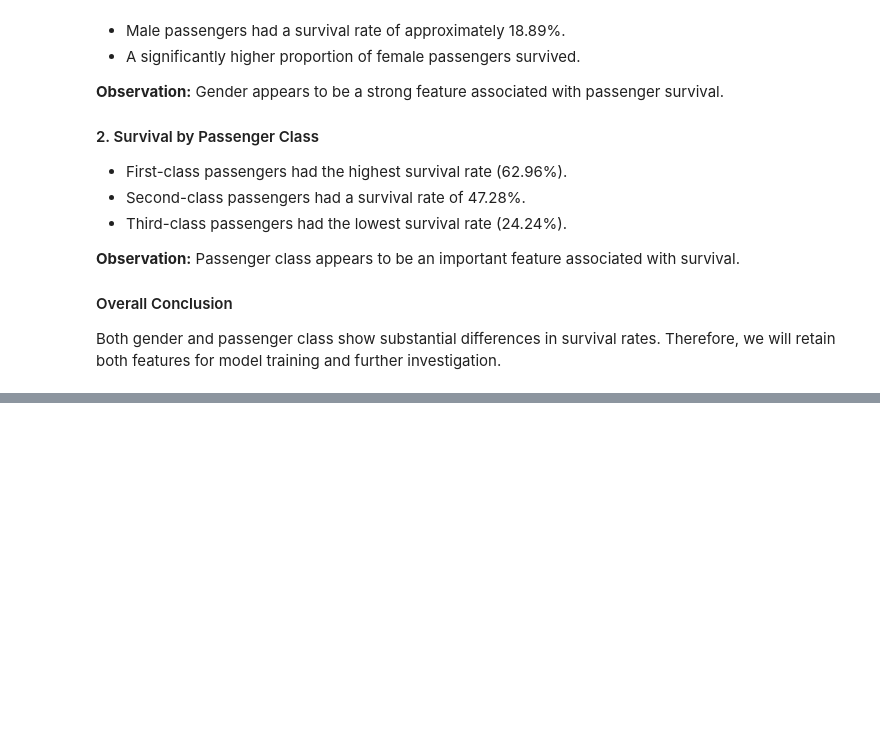
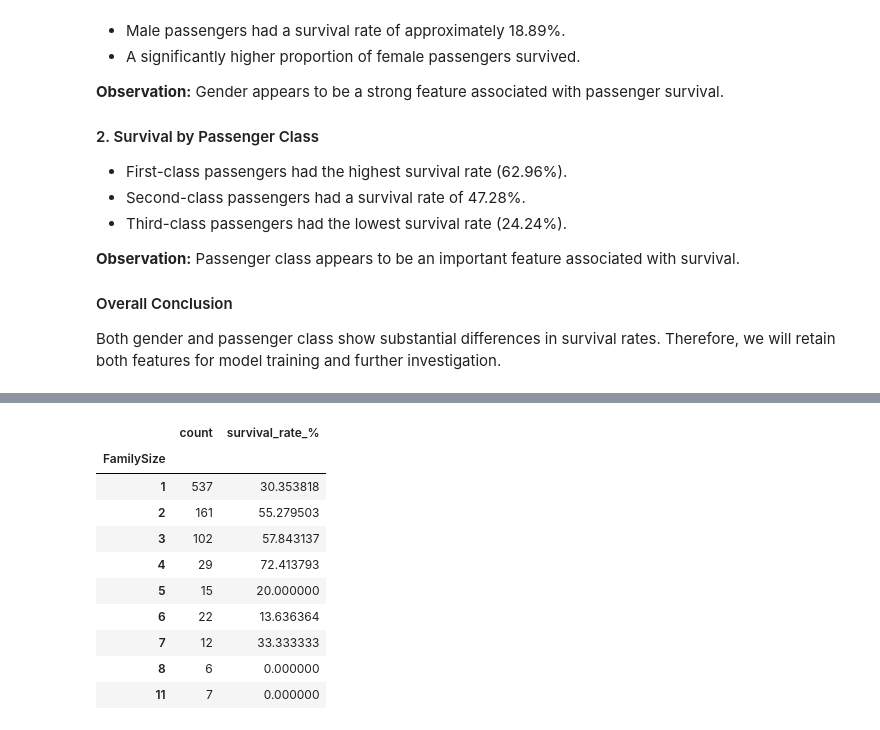
Before and after one commit to riyasudeen-0/Titanic_Survival_prediction, a Jupyter notebook: Titanic_Project.ipynb, the cells around one changed output, grey strips where cells are left out. Saved outputs shown, nothing was run; the diff lists cells and outputs as text; code cells hidden in the pictures; blank space fills up the shorter version.

```diff
--- a/Titanic_Project.ipynb
+++ b/Titanic_Project.ipynb
@@ -247,0 +373,22 @@ Both gender and passenger class show substantial differences in survival rates.
+# %%
+family_summary = df.groupby("FamilySize")["Survived"].agg(
+    ["count", "mean"]
+)
+
+family_summary["survival_rate_%"] = (
+    family_summary["mean"] * 100
+)
+
+family_summary.drop(columns="mean")
+# %% [output]
+|  | count | survival_rate_% |
+| FamilySize |  |  |
+| 1 | 537 | 30.353818 |
+| 2 | 161 | 55.279503 |
+| 3 | 102 | 57.843137 |
+| 4 | 29 | 72.413793 |
+| 5 | 15 | 20.000000 |
+| 6 | 22 | 13.636364 |
+| 7 | 12 | 33.333333 |
+| 8 | 6 | 0.000000 |
+| 11 | 7 | 0.000000 |
```
Also changed, not shown: parts of 15 cells of this notebook.
